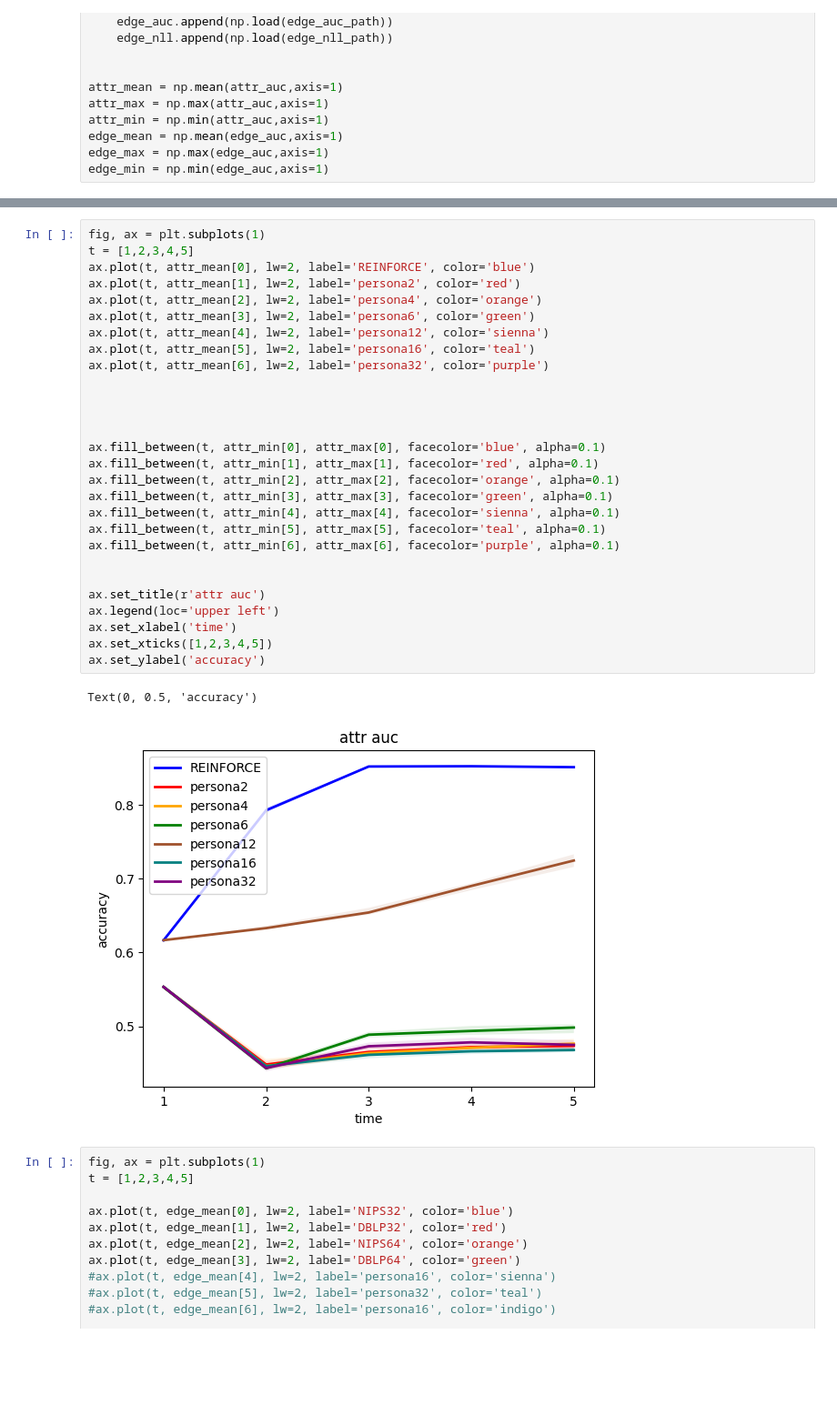
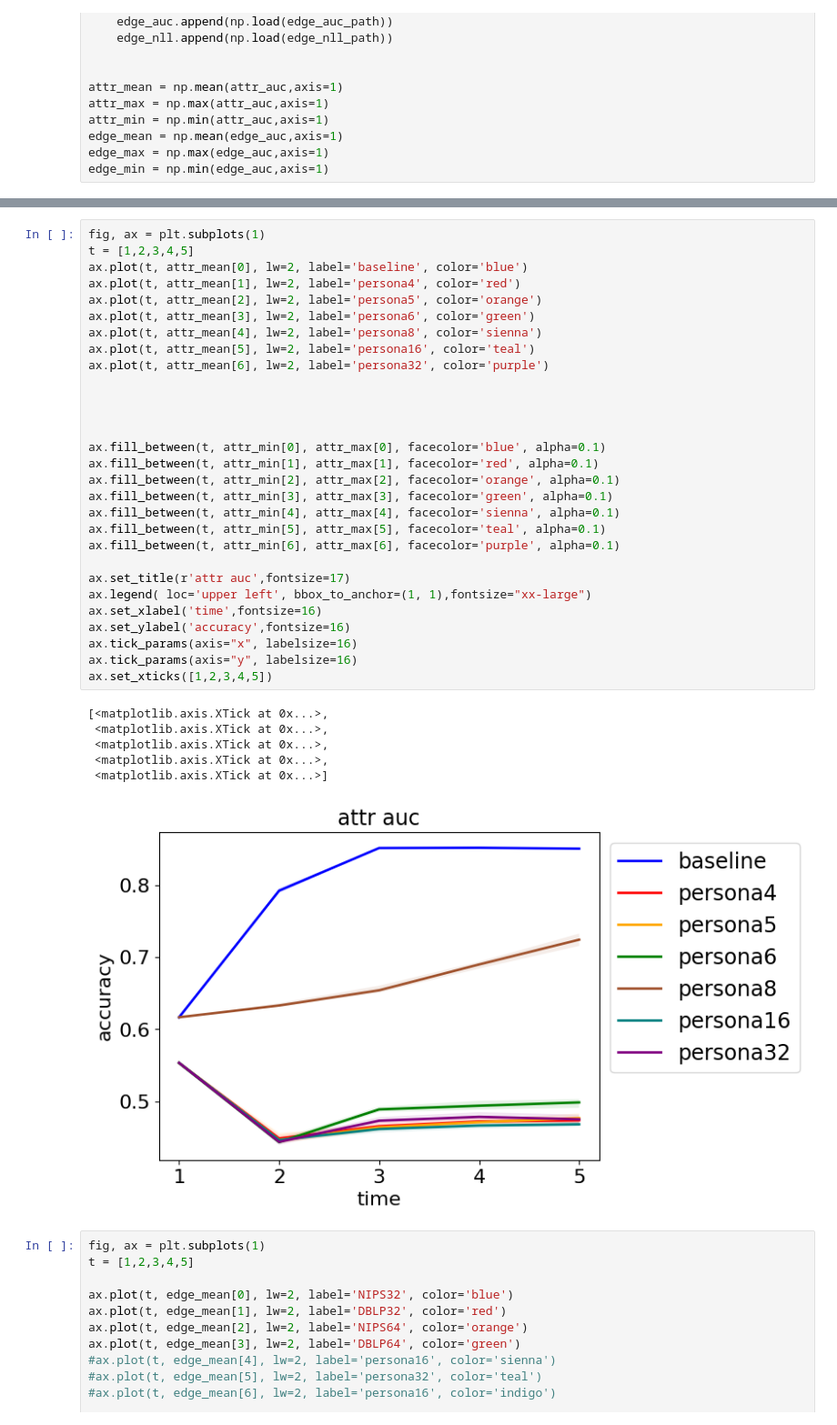
Before and after one commit to hiroemon-m/COMA, a Jupyter notebook: visualize/data/visualize.ipynb, the cells around one changed output, grey strips where cells are left out. Shown at 91% size. Drawn from its saved outputs; the diff is of its cells as text; blank space fills up the shorter version.

```diff
--- a/visualize/data/visualize.ipynb
+++ b/visualize/data/visualize.ipynb
@@ -78,34 +80,39 @@ ax.set_xticks([1,2,3,4,5])
 # %%
 fig, ax = plt.subplots(1)
 t = [1,2,3,4,5]
-ax.plot(t, attr_mean[0], lw=2, label='REINFORCE', color='blue')
-ax.plot(t, attr_mean[1], lw=2, label='persona2', color='red')
-ax.plot(t, attr_mean[2], lw=2, label='persona4', color='orange')
+ax.plot(t, attr_mean[0], lw=2, label='baseline', color='blue')
+ax.plot(t, attr_mean[1], lw=2, label='persona4', color='red')
+ax.plot(t, attr_mean[2], lw=2, label='persona5', color='orange')
 ax.plot(t, attr_mean[3], lw=2, label='persona6', color='green')
-ax.plot(t, attr_mean[4], lw=2, label='persona12', color='sienna')
+ax.plot(t, attr_mean[4], lw=2, label='persona8', color='sienna')
 ax.plot(t, attr_mean[5], lw=2, label='persona16', color='teal')
 ax.plot(t, attr_mean[6], lw=2, label='persona32', color='purple')
 
 
 
 
 ax.fill_between(t, attr_min[0], attr_max[0], facecolor='blue', alpha=0.1)
 ax.fill_between(t, attr_min[1], attr_max[1], facecolor='red', alpha=0.1)
 ax.fill_between(t, attr_min[2], attr_max[2], facecolor='orange', alpha=0.1)
 ax.fill_between(t, attr_min[3], attr_max[3], facecolor='green', alpha=0.1)
 ax.fill_between(t, attr_min[4], attr_max[4], facecolor='sienna', alpha=0.1)
 ax.fill_between(t, attr_min[5], attr_max[5], facecolor='teal', alpha=0.1)
 ax.fill_between(t, attr_min[6], attr_max[6], facecolor='purple', alpha=0.1)
 
-
-ax.set_title(r'attr auc')
-ax.legend(loc='upper left')
-ax.set_xlabel('time')
+ax.set_title(r'attr auc',fontsize=17)
+ax.legend( loc='upper left', bbox_to_anchor=(1, 1),fontsize="xx-large")
+ax.set_xlabel('time',fontsize=16)
+ax.set_ylabel('accuracy',fontsize=16)
+ax.tick_params(axis="x", labelsize=16)
+ax.tick_params(axis="y", labelsize=16)
 ax.set_xticks([1,2,3,4,5])
-ax.set_ylabel('accuracy')
 # %% [output]
-Text(0, 0.5, 'accuracy')
+[<matplotlib.axis.XTick at 0x...>,
+ <matplotlib.axis.XTick at 0x...>,
+ <matplotlib.axis.XTick at 0x...>,
+ <matplotlib.axis.XTick at 0x...>,
+ <matplotlib.axis.XTick at 0x...>]
-[figure, old version]
+[figure, new version]
 # %%
 fig, ax = plt.subplots(1)
 t = [1,2,3,4,5]
```
Also changed, not shown: parts of 1 cell of this notebook, 2 other files.
